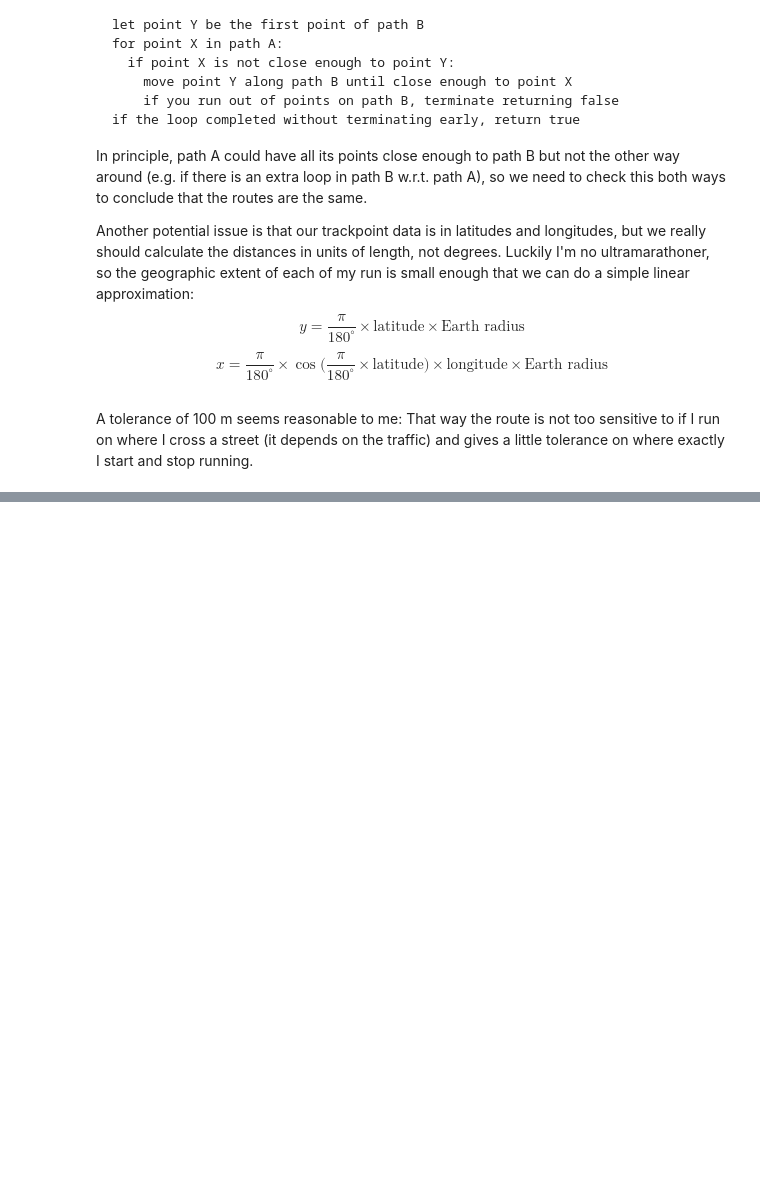
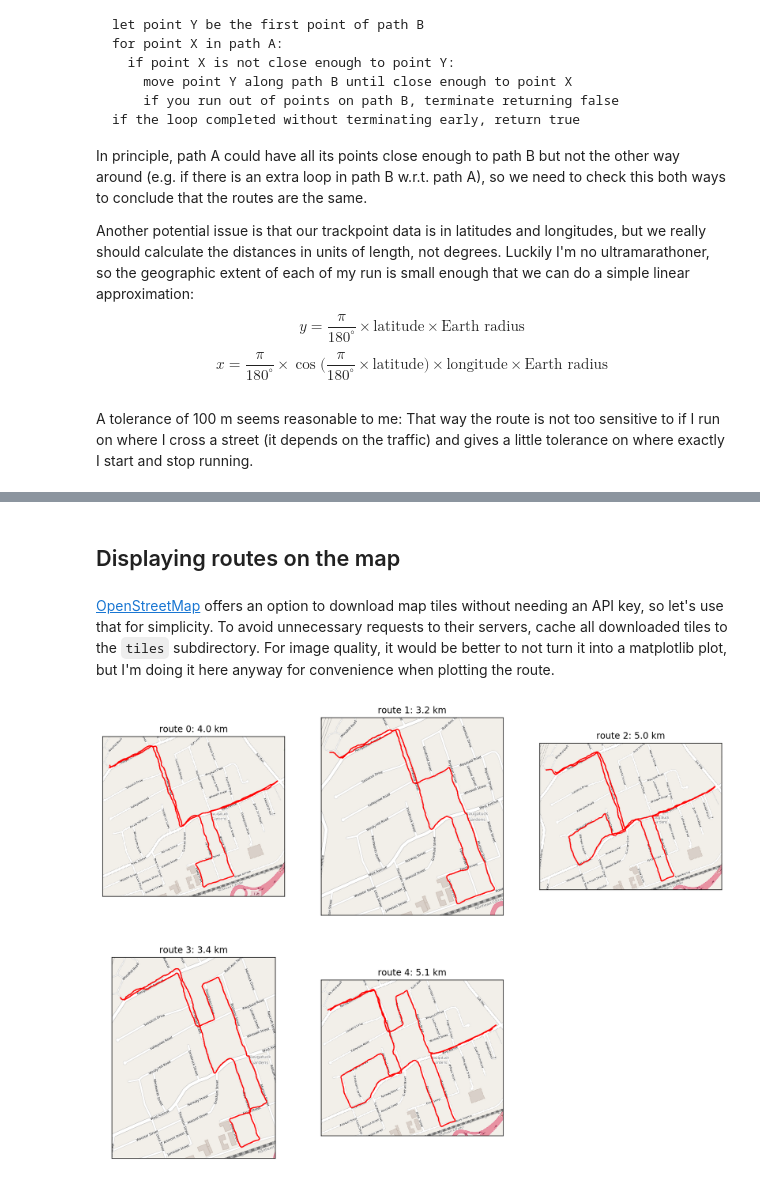
Before and after one commit to mikamustonen/jogging, a Jupyter notebook: jogging-data-analysis.ipynb, the cells around one changed output, grey strips where cells are left out. Cells and saved outputs as stored; diff of their text form; code cells hidden in the pictures; blank space fills up the shorter version.

Commit message:
Added plotting routes on OpenStreetMap maps.

```diff
--- a/jogging-data-analysis.ipynb
+++ b/jogging-data-analysis.ipynb
@@ -262,3 +267,7 @@ runs
 | 27 | 2018-05-28 18:13:33 | 1561.0 | 4029.974404 | 4.660258 | data/Ran 2.5 mi on 05_28_18.tcx.txt | 0 |
 | 28 | 2018-05-10 23:02:43 | 1587.0 | 3999.606083 | 4.034290 | data/Ran 2.49 mi on 05_10_18.tcx.txt | 0 |
 | 29 | 2018-05-07 22:44:22 | 1245.0 | 3047.341144 | 4.252088 | data/Ran 1.89 mi on 05_07_18.tcx.txt | 1 |
+# %% [markdown]
+## Displaying routes on the map
+# %% [markdown]
+[OpenStreetMap](https://www.openstreetmap.org) offers an option to download map tiles without needing an API key, so let's use that for simplicity. To avoid unnecessary requests to their servers, cache all downloaded tiles to the `tiles` subdirectory. For image quality, it would be better to not turn it into a matplotlib plot, but I'm doing it here anyway for convenience when plotting the route.
@@ -264,0 +355,38 @@ runs
+# %%
+def plot_route_map(ax, route, margin=0.0005):
+    """Plots the route map on the given matplotlib axis."""
+
+    lat_min = route['latitude'].min() - margin
+    lat_max = route['latitude'].max() + margin
+    lon_min = route['longitude'].min() - margin
+    lon_max = route['longitude'].max() + margin
+    zoom_level = 16
+
+    im, xmin, ymin = map_image(lat_min, lon_min, lat_max, lon_max, zoom_level)
+
+    ax.get_xaxis().set_visible(False)
+    ax.get_yaxis().set_visible(False)
+    ax.imshow(im, extent=[0, im.size[0] - 1, im.size[1] - 1, 0])
+
+    x, y = image_coordinate(route['latitude'].values,
+                            route['longitude'].values, zoom_level, xmin, ymin)
+    ax.plot(x, y, 'r-')
+
+    # Crop to the interesting region
+    x1, y1 = image_coordinate(lat_min, lon_min, zoom_level, xmin, ymin)
+    x2, y2 = image_coordinate(lat_max, lon_max, zoom_level, xmin, ymin)
+
+    ax.set_xlim(x1, x2)
+    ax.set_ylim(y1, y2)
+# %%
+num_rows, num_cols = 2, 3
+fig, axs = plt.subplots(num_rows, num_cols, figsize=(15,11), squeeze=False)
+
+# delete the subplots that we're not going to use
+[fig.delaxes(axs[num_rows - 1][i]) for i in range(len(routes) % num_cols, num_cols)]
+
+for i, (ax, route) in enumerate(zip(axs.flatten(), routes)):
+    plot_route_map(ax, route)
+    ax.set_title(f"route {i}: {np.round(route['distance_meters'].values[-1]/1e3, 1)} km")
+# %% [output]
+[figure, added]
```
Also changed, not shown: parts of 2 cells of this notebook, 1 other file.
